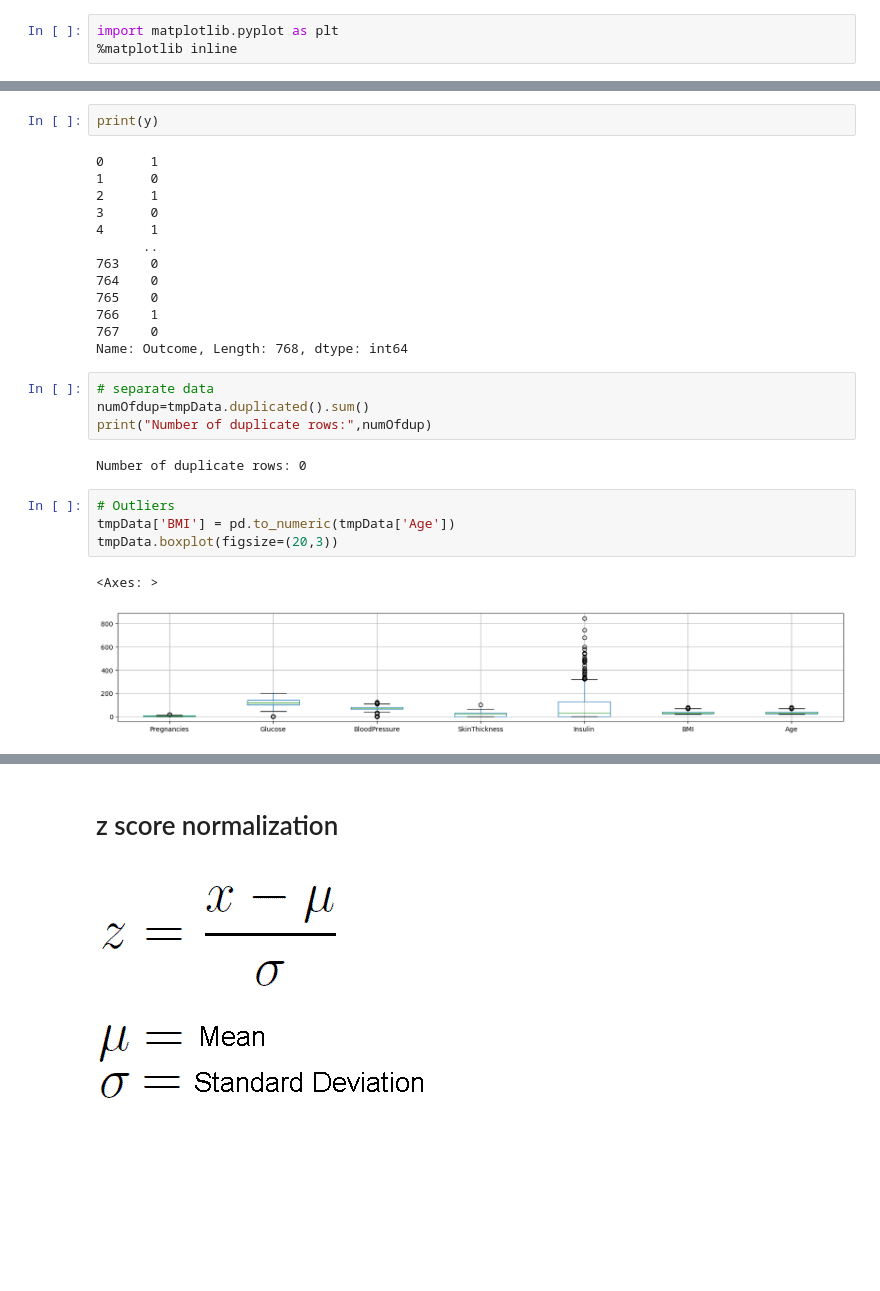
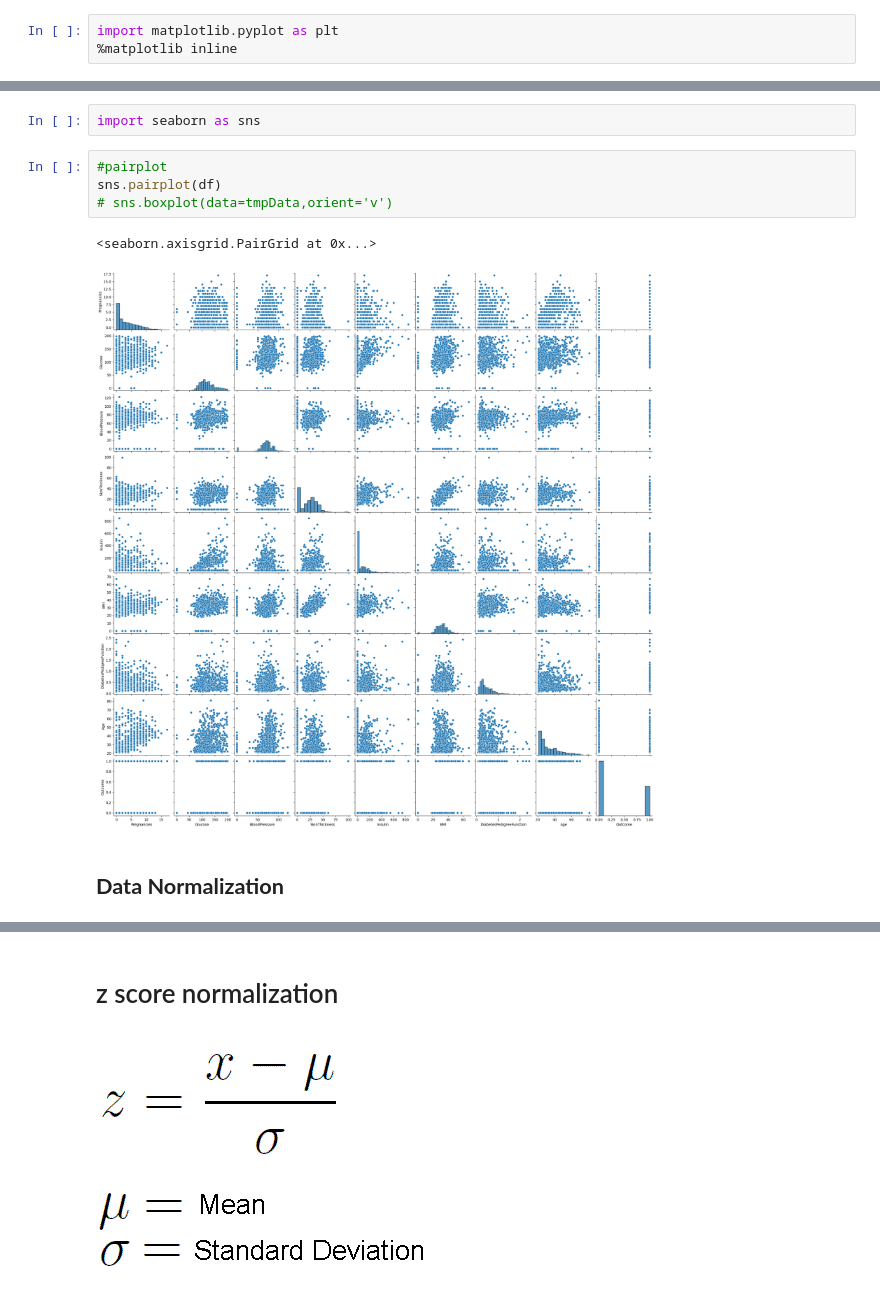
Before and after one commit to vatiza/Machine_Learning, a Jupyter notebook: lab3_preprocessing_diabetes_dataset.ipynb, the cells around one changed output, grey strips where cells are left out. Saved outputs shown, nothing was run; the diff lists cells and outputs as text; blank space fills up the shorter version.

```diff
--- a/lab3_preprocessing_diabetes_dataset.ipynb
+++ b/lab3_preprocessing_diabetes_dataset.ipynb
@@ -124,28 +99,11 @@ print(X)
-# %%
-print(y)
-# %% [output]
-0      1
-1      0
-2      1
-3      0
-4      1
-      ..
-763    0
-764    0
-765    0
-766    1
-767    0
-Name: Outcome, Length: 768, dtype: int64
-# %%
-# separate data
-numOfdup=tmpData.duplicated().sum()
-print("Number of duplicate rows:",numOfdup)
-# %% [output]
-Number of duplicate rows: 0
-# %%
-# Outliers
-tmpData['BMI'] = pd.to_numeric(tmpData['Age'])
-tmpData.boxplot(figsize=(20,3))
-# %% [output]
-<Axes: >
-[figure, removed]
+# %%
+import seaborn as sns
+# %%
+#pairplot
+sns.pairplot(df)
+# sns.boxplot(data=tmpData,orient='v')
+# %% [output]
+<seaborn.axisgrid.PairGrid at 0x...>
+[figure, added]
+# %% [markdown]
+## **Data Normalization**
```
Also changed, not shown: parts of 22 cells of this notebook.
